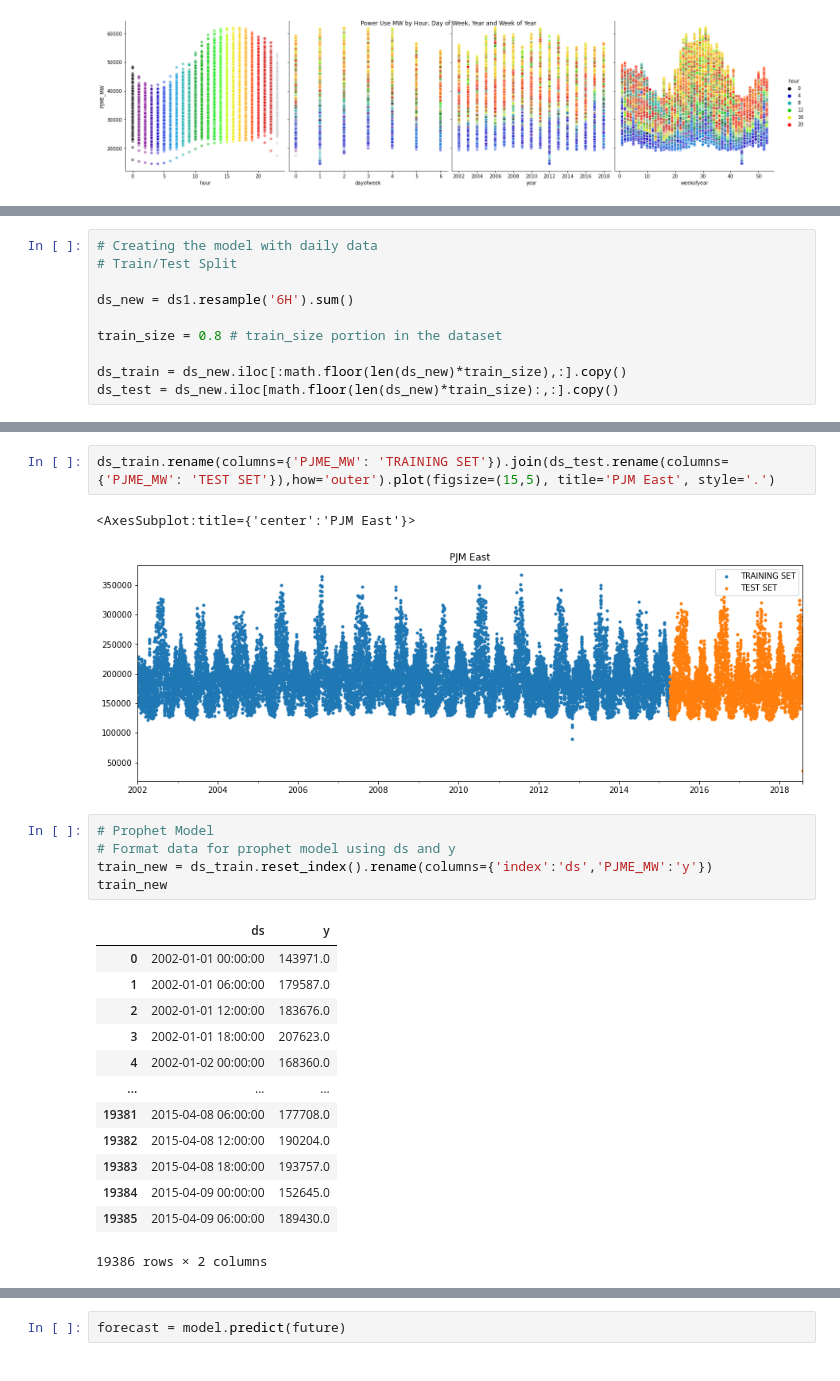
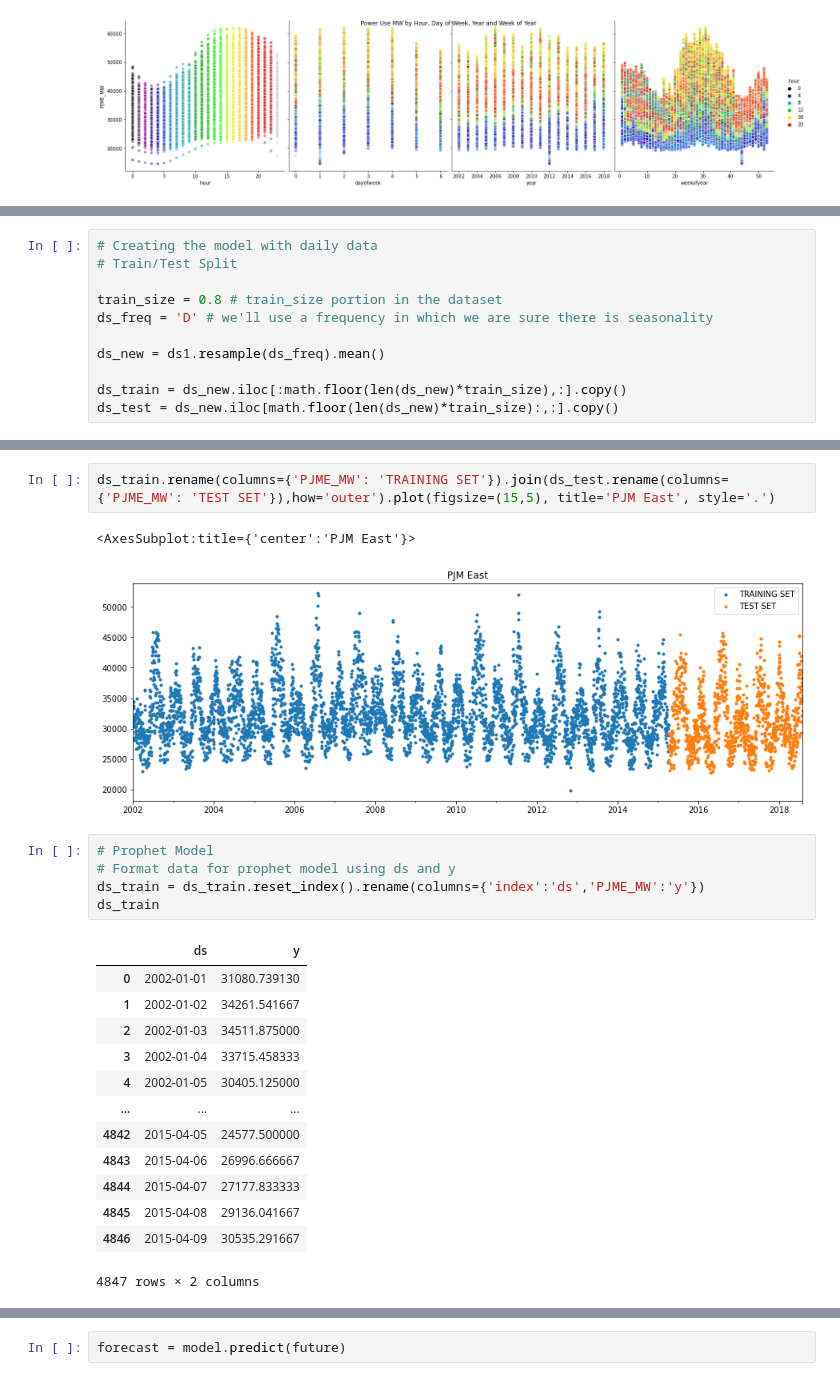
Before and after one commit to kemalariboga/EnergyConsumption-TimeSeries, a Jupyter notebook: model.ipynb, the cells around one changed output, grey strips where cells are left out. Drawn from its saved outputs; the diff is of its cells as text.

```diff
--- a/model.ipynb
+++ b/model.ipynb
@@ -293,9 +321,10 @@ Text(0.5, 0.98, 'Power Use MW by Hour, Day of Week, Year and Week of Year')
 # Creating the model with daily data
 # Train/Test Split
 
-ds_new = ds1.resample('6H').sum()
+train_size = 0.8 # train_size portion in the dataset
+ds_freq = 'D' # we'll use a frequency in which we are sure there is seasonality
 
-train_size = 0.8 # train_size portion in the dataset
+ds_new = ds1.resample(ds_freq).mean()
 
 ds_train = ds_new.iloc[:math.floor(len(ds_new)*train_size),:].copy()
 ds_test = ds_new.iloc[math.floor(len(ds_new)*train_size):,:].copy()
@@ -313,25 +342,25 @@ len(ds_train + ds_test):  24233
 ds_train.rename(columns={'PJME_MW': 'TRAINING SET'}).join(ds_test.rename(columns={'PJME_MW': 'TEST SET'}),how='outer').plot(figsize=(15,5), title='PJM East', style='.')
 # %% [output]
 <AxesSubplot:title={'center':'PJM East'}>
-[figure, old version]
+[figure, new version]
 # %%
 # Prophet Model
 # Format data for prophet model using ds and y
-train_new = ds_train.reset_index().rename(columns={'index':'ds','PJME_MW':'y'})
-train_new
+ds_train = ds_train.reset_index().rename(columns={'index':'ds','PJME_MW':'y'})
+ds_train
 # %% [output]
 |  | ds | y |
-| 0 | 2002-01-01 00:00:00 | 143971.0 |
-| 1 | 2002-01-01 06:00:00 | 179587.0 |
-| 2 | 2002-01-01 12:00:00 | 183676.0 |
-| 3 | 2002-01-01 18:00:00 | 207623.0 |
-| 4 | 2002-01-02 00:00:00 | 168360.0 |
+| 0 | 2002-01-01 | 31080.739130 |
+| 1 | 2002-01-02 | 34261.541667 |
+| 2 | 2002-01-03 | 34511.875000 |
+| 3 | 2002-01-04 | 33715.458333 |
+| 4 | 2002-01-05 | 30405.125000 |
 | ... | ... | ... |
-| 19381 | 2015-04-08 06:00:00 | 177708.0 |
-| 19382 | 2015-04-08 12:00:00 | 190204.0 |
-| 19383 | 2015-04-08 18:00:00 | 193757.0 |
-| 19384 | 2015-04-09 00:00:00 | 152645.0 |
-| 19385 | 2015-04-09 06:00:00 | 189430.0 |
+| 4842 | 2015-04-05 | 24577.500000 |
+| 4843 | 2015-04-06 | 26996.666667 |
+| 4844 | 2015-04-07 | 27177.833333 |
+| 4845 | 2015-04-08 | 29136.041667 |
+| 4846 | 2015-04-09 | 30535.291667 |
-19386 rows × 2 columns
+4847 rows × 2 columns
 # %%
 model = Prophet()
```
Also changed, not shown: parts of 28 cells of this notebook.
